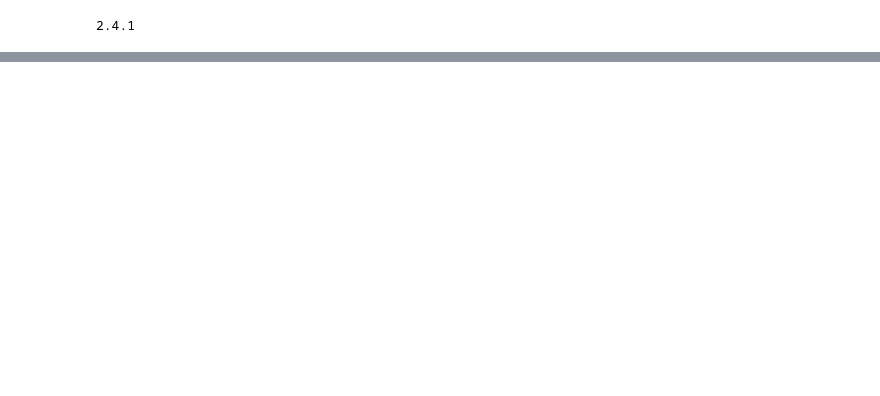
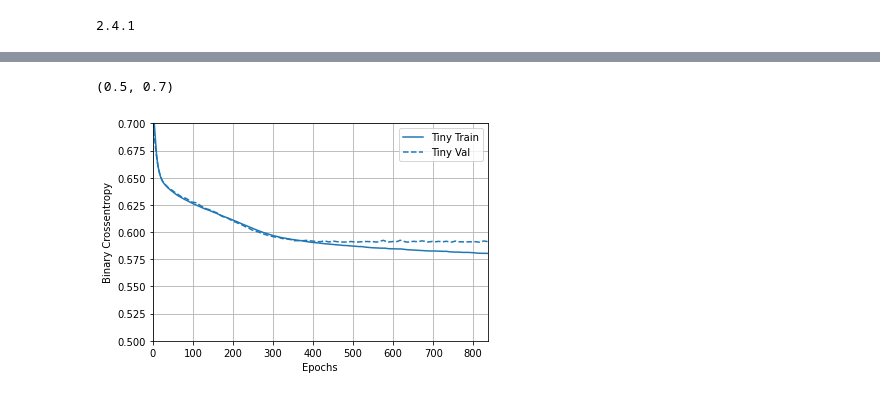
Before and after one commit to Chudy246/tensorflow_tutorials, a Jupyter notebook: ML_basics_with_keras/over_under_fit.ipynb, the cells around one changed output, grey strips where cells are left out. Saved outputs shown, nothing was run; the diff lists cells and outputs as text; code cells hidden in the pictures; blank space fills up the shorter version.

```diff
--- a/ML_basics_with_keras/over_under_fit.ipynb
+++ b/ML_basics_with_keras/over_under_fit.ipynb
@@ -30,0 +71,3 @@ WindowsPath('C:/Users/admin/AppData/Local/Temp/tmpez6ha_t_/tensorboard_logs')
+# %%
+validate_ds = validate_ds.batch(BATCH_SIZE)
+train_ds = train_ds.shuffle(BUFFER_SIZE).repeat().batch(BATCH_SIZE)
@@ -30,0 +129,10 @@ WindowsPath('C:/Users/admin/AppData/Local/Temp/tmpez6ha_t_/tensorboard_logs')
+# %%
+# start with tiny model
+tiny_model = tf.keras.Sequential([
+    layers.Dense(16, activation='elu', input_shape=(FEATURES,)),
+    layers.Dense(1)
+])
+# %%
+size_histories = {}
+
+size_histories['Tiny'] = compile_and_fit(tiny_model, 'sizes/Tiny')
@@ -30,0 +157,8 @@ WindowsPath('C:/Users/admin/AppData/Local/Temp/tmpez6ha_t_/tensorboard_logs')
+# %%
+# checking how it did:
+plotter = tfdocs.plots.HistoryPlotter(metric= 'binary_crossentropy', smoothing_std=10)
+plotter.plot(size_histories)
+plt.ylim([0.5, 0.7])
+# %% [output]
+(0.5, 0.7)
+[figure, added]
```
Also changed, not shown: parts of 27 cells of this notebook, 1 other file.
